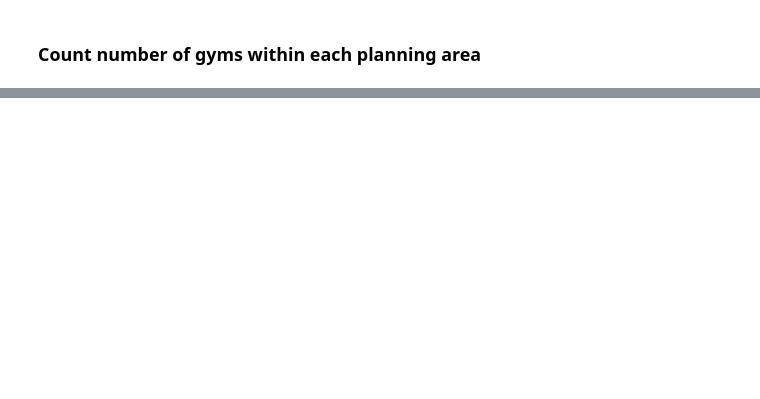
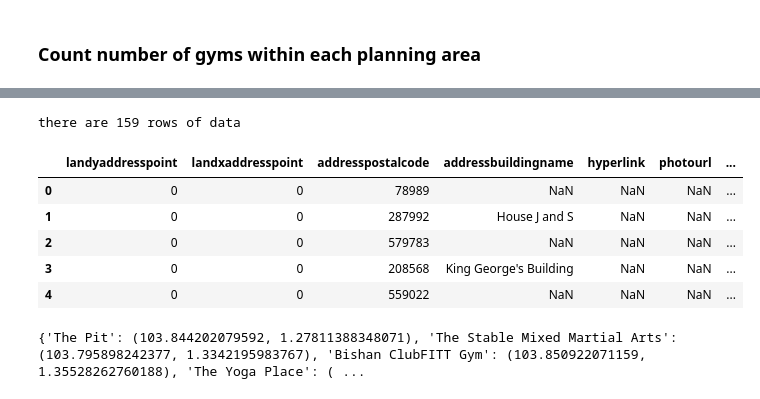
Before and after one commit to meirong-dong/trade-area-analysis, a Jupyter notebook: exploration/explore_polygon.ipynb, the cells around one changed output, grey strips where cells are left out. Drawn from its saved outputs; the diff is of its cells as text; code cells hidden in the pictures; blank space fills up the shorter version.

```diff
--- a/exploration/explore_polygon.ipynb
+++ b/exploration/explore_polygon.ipynb
@@ -320,0 +339,18 @@ visualize_polygons(df_pa[:2], "Planning Area")
+# %%
+gym_csv = data_dir + "gym_202501.csv"
+df_gym = visualize_data(gym_csv)
+# %% [output]
+there are 159 rows of data
+|  | landyaddresspoint | landxaddresspoint | addresspostalcode | addressbuildingname | hyperlink | photourl | ... |
+| 0 | 0 | 0 | 78989 | NaN | NaN | NaN | ... |
+| 1 | 0 | 0 | 287992 | House J and S | NaN | NaN | ... |
+| 2 | 0 | 0 | 579783 | NaN | NaN | NaN | ... |
+| 3 | 0 | 0 | 208568 | King George's Building | NaN | NaN | ... |
+| 4 | 0 | 0 | 559022 | NaN | NaN | NaN | ... |
+# %%
+from shapely.geometry import Point
+df_gym["coordinates"] = [xy for xy in zip(df_gym["lon"], df_gym["lat"])]
+dict_gym = dict(zip(df_gym["name"], df_gym["coordinates"]))
+print(dict_gym)
+# %% [output]
+{'The Pit': (103.844202079592, 1.27811388348071), 'The Stable Mixed Martial Arts': (103.795898242377, 1.3342195983767), 'Bishan ClubFITT Gym': (103.850922071159, 1.35528262760188), 'The Yoga Place': ( ...
```
Also changed, not shown: parts of 16 cells of this notebook.
